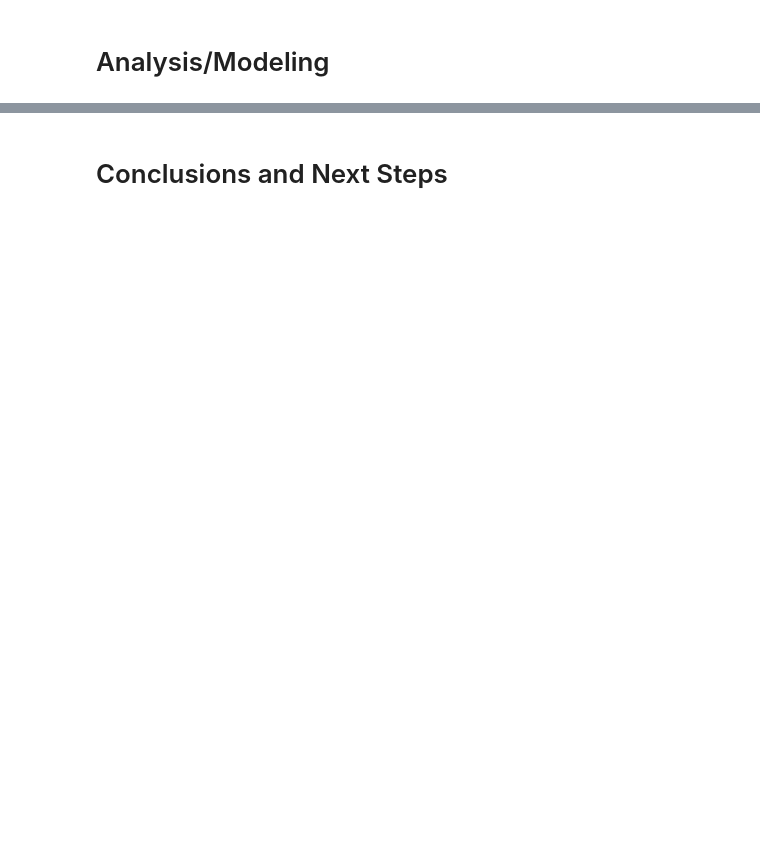
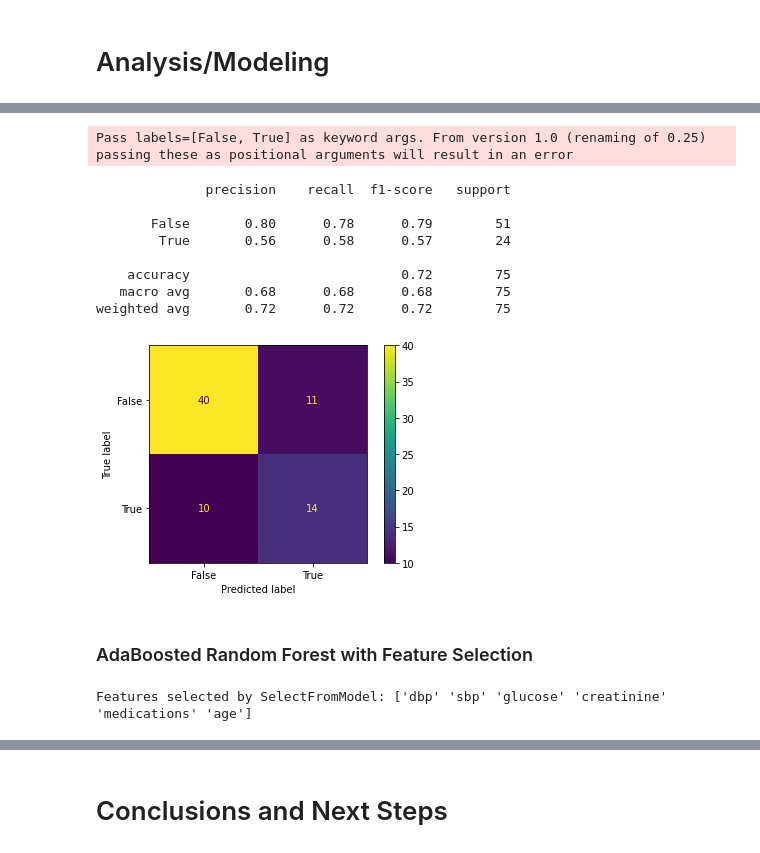
Before and after one commit to choikwun/ckd_assignment, a Jupyter notebook: ckd.ipynb, the cells around one changed output, grey strips where cells are left out. Drawn from its saved outputs; the diff is of its cells as text; code cells hidden in the pictures; blank space fills up the shorter version.

```diff
--- a/ckd.ipynb
+++ b/ckd.ipynb
@@ -700,0 +666,33 @@ weighted avg       0.68      0.68      0.68        75
+# %%
+print(classification_report(y_test, rfc_real_predict, [False, True]))
+
+plot_confusion_matrix(rfc_real, X_test_scaled, y_test,
+                      display_labels=[False, True])
+plt.show()
+# %% [output]
+Pass labels=[False, True] as keyword args. From version 1.0 (renaming of 0.25) passing these as positional arguments will result in an error
+              precision    recall  f1-score   support
+
+       False       0.80      0.78      0.79        51
+        True       0.56      0.58      0.57        24
+
+    accuracy                           0.72        75
+   macro avg       0.68      0.68      0.68        75
+weighted avg       0.72      0.72      0.72        75
+[figure, added]
+# %% [markdown]
+### AdaBoosted Random Forest with Feature Selection
+# %%
+from itertools import compress
+from sklearn.feature_selection import SelectFromModel
+
+model = SelectFromModel(rfc_real, prefit=True)
+
+selected_features = np.array(list(compress(col_names, model.get_support())))
+
+X_new_train = model.transform(X_train_scaled)
+X_new_test = model.transform(X_test_scaled)
+print("Features selected by SelectFromModel: "
+      f"{col_names[model.get_support()]}")
+# %% [output]
+Features selected by SelectFromModel: ['dbp' 'sbp' 'glucose' 'creatinine' 'medications' 'age']
```
Also changed, not shown: parts of 48 cells of this notebook, 1 other file.
